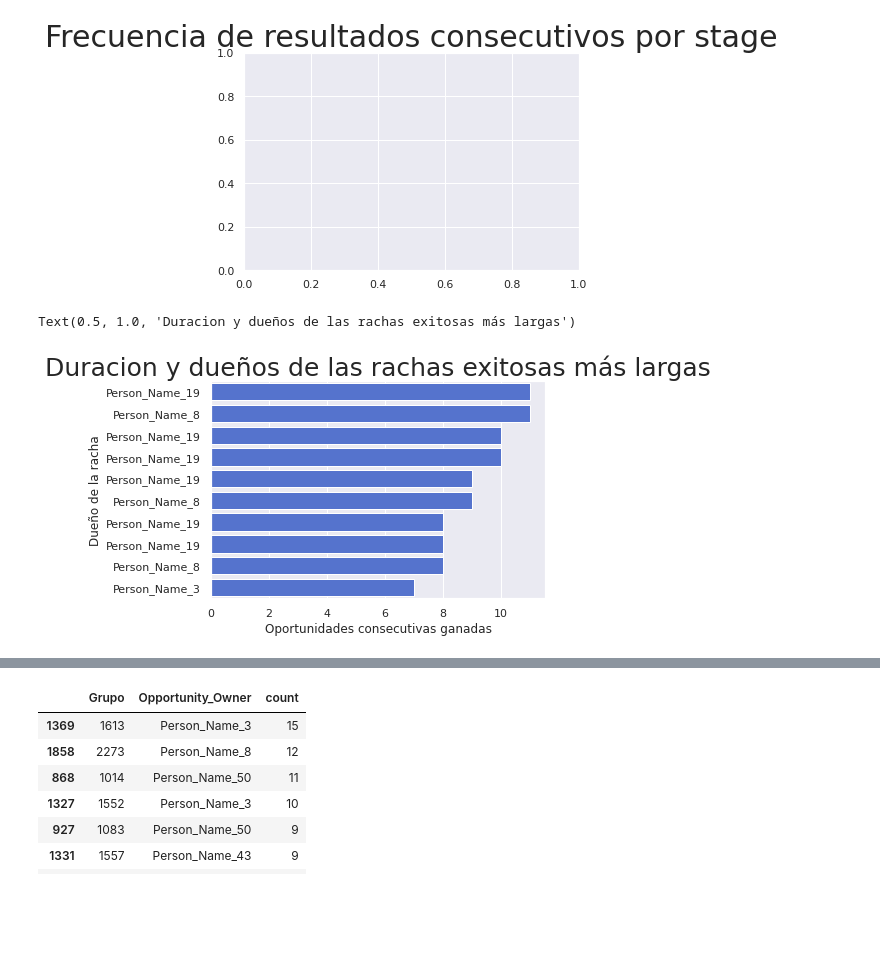
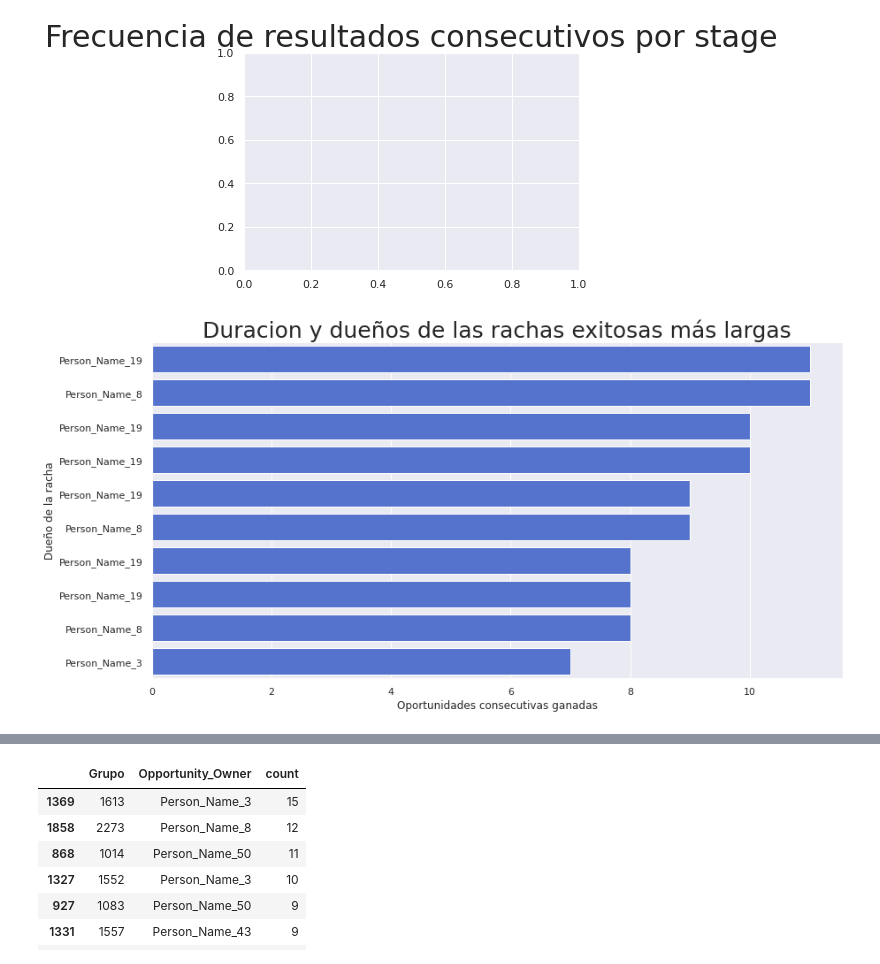
Before and after one commit to nazar9318/datos-TP1-Pandas-2c2020, a Jupyter notebook: notebooks/notebook_Lucas.ipynb, the cells around one changed output, grey strips where cells are left out. Saved outputs shown, nothing was run; the diff lists cells and outputs as text; code cells hidden in the pictures; blank space fills up the shorter version.

```diff
--- a/notebooks/notebook_Lucas.ipynb
+++ b/notebooks/notebook_Lucas.ipynb
@@ -1419,25 +1434,26 @@ Text(31.388554687499962, 0.5, 'Frecuencia')
 # %%
 oportunidades_owner['Grupo'] = oportunidades_owner.groupby('Opportunity_Owner').Stage.shift().ne(dataset['Stage']).cumsum()
 
 oportunidades_owner.groupby(['Opportunity_Owner', 'Grupo']).size().reset_index(level=1, drop=True)
 
 oportunidades_won_owner = oportunidades_owner.loc[oportunidades_owner['Stage']== 'Closed Won']
 oportunidades_loss_owner = oportunidades_owner.loc[oportunidades_owner['Stage']== 'Closed Lost']
 grouped_won_owner= oportunidades_won_owner.groupby(['Grupo','Opportunity_Owner']).agg({'count':'count'}).reset_index()
 #grouped_won_owner['Stage']= 'Closed Won'
 grouped_loss_owner= oportunidades_loss_owner.groupby(['Grupo','Opportunity_Owner']).agg({'count':'count'}).reset_index()
 #grouped_loss_owner['Stage']= 'Closed Lost'
 #grouped_continous_owner= pd.concat([grouped_won_owner,grouped_loss_owner])
 
 Oportunity_owners_top = grouped_won_owner.nlargest(10,'count')
 Oportunity_owners_worst = grouped_loss_owner.nlargest(10,'count')
 
+f, ax = mplt.subplots(figsize=(14, 7))
 order= Oportunity_owners_top.index.to_list()
-ax = sns.barplot(x="count", y=Oportunity_owners_top.index,color = 'royalblue', data=Oportunity_owners_top, order= order, orient='h')
+sns.barplot(ax= ax, x="count", y=Oportunity_owners_top.index,color = 'royalblue', data=Oportunity_owners_top, order= order, orient='h')
 ax.set_yticklabels(Oportunity_owners_top.Opportunity_Owner)
 ax.set_xlabel("Oportunidades consecutivas ganadas")
 ax.set_ylabel("Dueño de la racha")
 mplt.title('Duracion y dueños de las rachas exitosas más largas',fontsize=25)
+f.savefig("racha_positiva_owner.png")
 # %% [output]
-Text(0.5, 1.0, 'Duracion y dueños de las rachas exitosas más largas')
-[figure, old version]
+[figure, new version]
```
Also changed, not shown: parts of 35 cells of this notebook.
